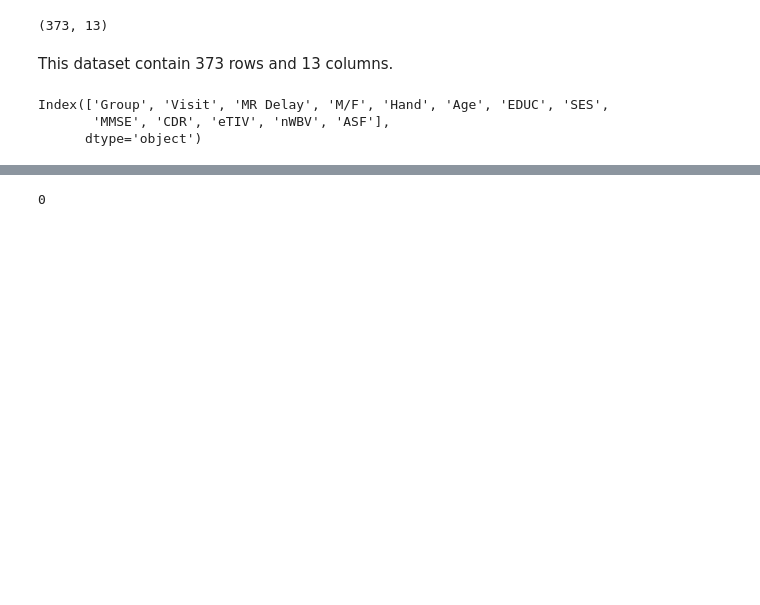
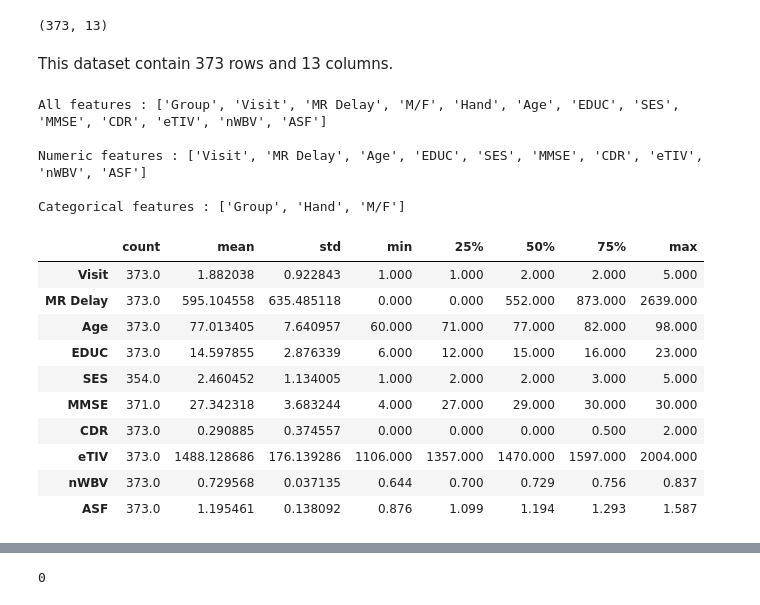
Before and after one commit to pinilDissanayaka/Dementia-Prediction, a Jupyter notebook: Notebook/Prediction.ipynb, the cells around one changed output, grey strips where cells are left out. Saved outputs shown, nothing was run; the diff lists cells and outputs as text; code cells hidden in the pictures; blank space fills up the shorter version.

```diff
--- a/Notebook/Prediction.ipynb
+++ b/Notebook/Prediction.ipynb
@@ -37,8 +41,30 @@ df.shape
 # %% [markdown]
 This dataset contain 373 rows and 13 columns.
 # %%
-df.columns
+all_col = list(df.columns)
+num_col = list(df._get_numeric_data())
+cat_col = list(set(all_col) - set(num_col))
+
+print(f"All features : {all_col}\n")
+print(f"Numeric features : {num_col}\n")
+print(f"Categorical features : {cat_col}\n")
 # %% [output]
-Index(['Group', 'Visit', 'MR Delay', 'M/F', 'Hand', 'Age', 'EDUC', 'SES',
-       'MMSE', 'CDR', 'eTIV', 'nWBV', 'ASF'],
-      dtype='object')
+All features : ['Group', 'Visit', 'MR Delay', 'M/F', 'Hand', 'Age', 'EDUC', 'SES', 'MMSE', 'CDR', 'eTIV', 'nWBV', 'ASF']
+
+Numeric features : ['Visit', 'MR Delay', 'Age', 'EDUC', 'SES', 'MMSE', 'CDR', 'eTIV', 'nWBV', 'ASF']
+
+Categorical features : ['Group', 'Hand', 'M/F']
+# %%
+df.describe().T
+# %% [output]
+|  | count | mean | std | min | 25% | 50% | 75% | max |
+| Visit | 373.0 | 1.882038 | 0.922843 | 1.000 | 1.000 | 2.000 | 2.000 | 5.000 |
+| MR Delay | 373.0 | 595.104558 | 635.485118 | 0.000 | 0.000 | 552.000 | 873.000 | 2639.000 |
+| Age | 373.0 | 77.013405 | 7.640957 | 60.000 | 71.000 | 77.000 | 82.000 | 98.000 |
+| EDUC | 373.0 | 14.597855 | 2.876339 | 6.000 | 12.000 | 15.000 | 16.000 | 23.000 |
+| SES | 354.0 | 2.460452 | 1.134005 | 1.000 | 2.000 | 2.000 | 3.000 | 5.000 |
+| MMSE | 371.0 | 27.342318 | 3.683244 | 4.000 | 27.000 | 29.000 | 30.000 | 30.000 |
+| CDR | 373.0 | 0.290885 | 0.374557 | 0.000 | 0.000 | 0.000 | 0.500 | 2.000 |
+| eTIV | 373.0 | 1488.128686 | 176.139286 | 1106.000 | 1357.000 | 1470.000 | 1597.000 | 2004.000 |
+| nWBV | 373.0 | 0.729568 | 0.037135 | 0.644 | 0.700 | 0.729 | 0.756 | 0.837 |
+| ASF | 373.0 | 1.195461 | 0.138092 | 0.876 | 1.099 | 1.194 | 1.293 | 1.587 |
```
Also changed, not shown: parts of 25 cells of this notebook.
